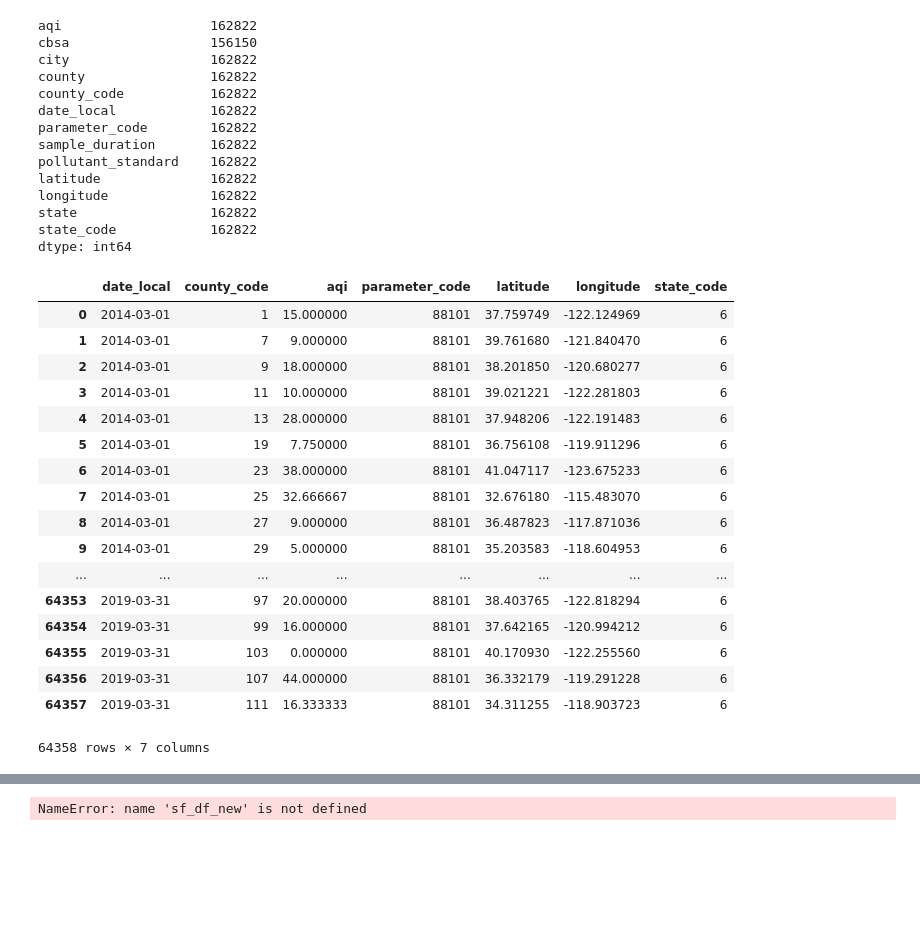
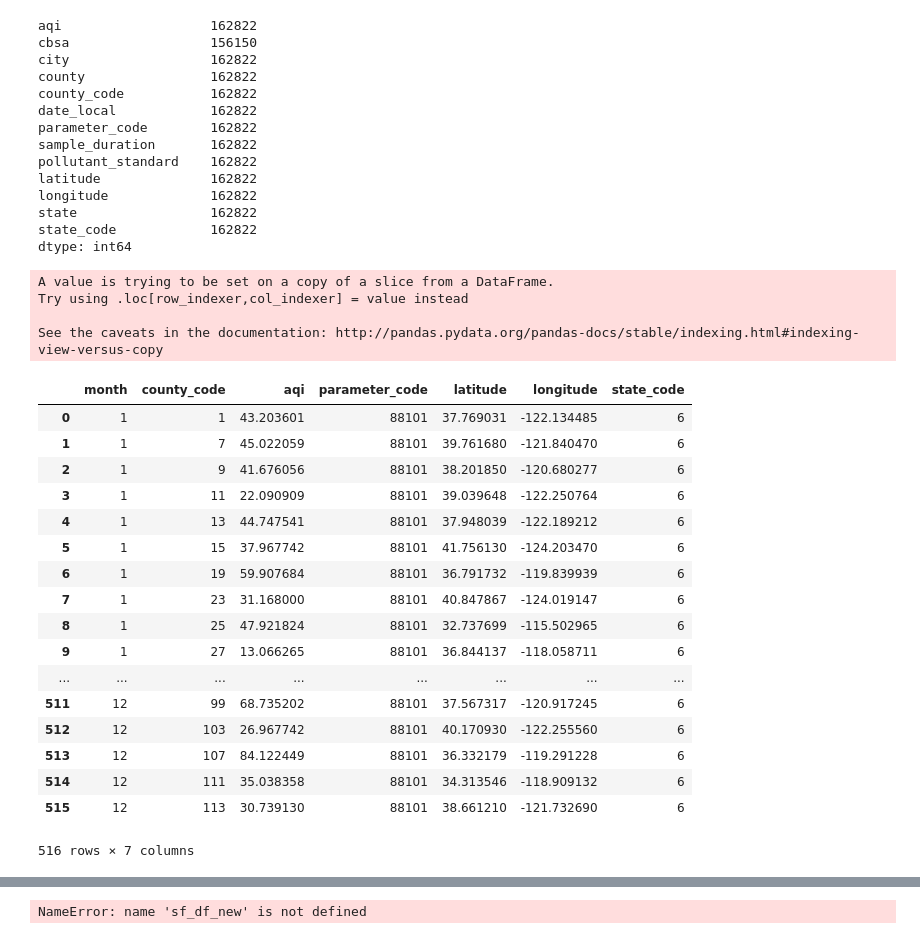
Before and after one commit to chengchenggan/AirQuanlityMonitor, a Jupyter notebook: Air_quantity_CAcounties.ipynb, the cells around one changed output, grey strips where cells are left out. Drawn from its saved outputs; the diff is of its cells as text; code cells hidden in the pictures; blank space fills up the shorter version.

Commit message:
avg monthly county data

```diff
--- a/Air_quantity_CAcounties.ipynb
+++ b/Air_quantity_CAcounties.ipynb
@@ -244,26 +245,37 @@ dtype: int64
 # group data by day and county to get avg aqi
 ca_avg = ca_clean.groupby(['date_local','county_code']).mean()
 ca_avg = ca_avg.reset_index()
+ca_avg['month'] = pd.DatetimeIndex(ca_avg['date_local']).month
 ca_avg
-# %% [output]
-|  | date_local | county_code | aqi | parameter_code | latitude | longitude | state_code |
-| 0 | 2014-03-01 | 1 | 15.000000 | 88101 | 37.759749 | -122.124969 | 6 |
-| 1 | 2014-03-01 | 7 | 9.000000 | 88101 | 39.761680 | -121.840470 | 6 |
-| 2 | 2014-03-01 | 9 | 18.000000 | 88101 | 38.201850 | -120.680277 | 6 |
-| 3 | 2014-03-01 | 11 | 10.000000 | 88101 | 39.021221 | -122.281803 | 6 |
-| 4 | 2014-03-01 | 13 | 28.000000 | 88101 | 37.948206 | -122.191483 | 6 |
-| 5 | 2014-03-01 | 19 | 7.750000 | 88101 | 36.756108 | -119.911296 | 6 |
-| 6 | 2014-03-01 | 23 | 38.000000 | 88101 | 41.047117 | -123.675233 | 6 |
-| 7 | 2014-03-01 | 25 | 32.666667 | 88101 | 32.676180 | -115.483070 | 6 |
-| 8 | 2014-03-01 | 27 | 9.000000 | 88101 | 36.487823 | -117.871036 | 6 |
-| 9 | 2014-03-01 | 29 | 5.000000 | 88101 | 35.203583 | -118.604953 | 6 |
-| ... | ... | ... | ... | ... | ... | ... | ... |
-| 64353 | 2019-03-31 | 97 | 20.000000 | 88101 | 38.403765 | -122.818294 | 6 |
-| 64354 | 2019-03-31 | 99 | 16.000000 | 88101 | 37.642165 | -120.994212 | 6 |
-| 64355 | 2019-03-31 | 103 | 0.000000 | 88101 | 40.170930 | -122.255560 | 6 |
-| 64356 | 2019-03-31 | 107 | 44.000000 | 88101 | 36.332179 | -119.291228 | 6 |
-| 64357 | 2019-03-31 | 111 | 16.333333 | 88101 | 34.311255 | -118.903723 | 6 |
-64358 rows × 7 columns
+# %%
+ca_avg_month = ca_clean
+ca_avg_month['month'] = pd.DatetimeIndex(ca_clean['date_local']).month
+ca_avg_month = ca_avg_month.groupby(['month','county_code']).mean()
+ca_avg_month = ca_avg_month.reset_index()
+ca_avg_month
+# %% [output]
+A value is trying to be set on a copy of a slice from a DataFrame.
+Try using .loc[row_indexer,col_indexer] = value instead
+
+See the caveats in the documentation: http://pandas.pydata.org/pandas-docs/stable/indexing.html#indexing-view-versus-copy
+|  | month | county_code | aqi | parameter_code | latitude | longitude | state_code |
+| 0 | 1 | 1 | 43.203601 | 88101 | 37.769031 | -122.134485 | 6 |
+| 1 | 1 | 7 | 45.022059 | 88101 | 39.761680 | -121.840470 | 6 |
+| 2 | 1 | 9 | 41.676056 | 88101 | 38.201850 | -120.680277 | 6 |
+| 3 | 1 | 11 | 22.090909 | 88101 | 39.039648 | -122.250764 | 6 |
+| 4 | 1 | 13 | 44.747541 | 88101 | 37.948039 | -122.189212 | 6 |
+| 5 | 1 | 15 | 37.967742 | 88101 | 41.756130 | -124.203470 | 6 |
+| 6 | 1 | 19 | 59.907684 | 88101 | 36.791732 | -119.839939 | 6 |
+| 7 | 1 | 23 | 31.168000 | 88101 | 40.847867 | -124.019147 | 6 |
+| 8 | 1 | 25 | 47.921824 | 88101 | 32.737699 | -115.502965 | 6 |
+| 9 | 1 | 27 | 13.066265 | 88101 | 36.844137 | -118.058711 | 6 |
+| ... | ... | ... | ... | ... | ... | ... | ... |
+| 511 | 12 | 99 | 68.735202 | 88101 | 37.567317 | -120.917245 | 6 |
+| 512 | 12 | 103 | 26.967742 | 88101 | 40.170930 | -122.255560 | 6 |
+| 513 | 12 | 107 | 84.122449 | 88101 | 36.332179 | -119.291228 | 6 |
+| 514 | 12 | 111 | 35.038358 | 88101 | 34.313546 | -118.909132 | 6 |
+| 515 | 12 | 113 | 30.739130 | 88101 | 38.661210 | -121.732690 | 6 |
+516 rows × 7 columns
 # %%
 #choose only "pm2.5 24h standard"
 sf_df_new = sf_df.loc[sf_df['pollutant_standard']=="PM25 24-hour 2012"]
```
Also changed, not shown: parts of 4 cells of this notebook.
